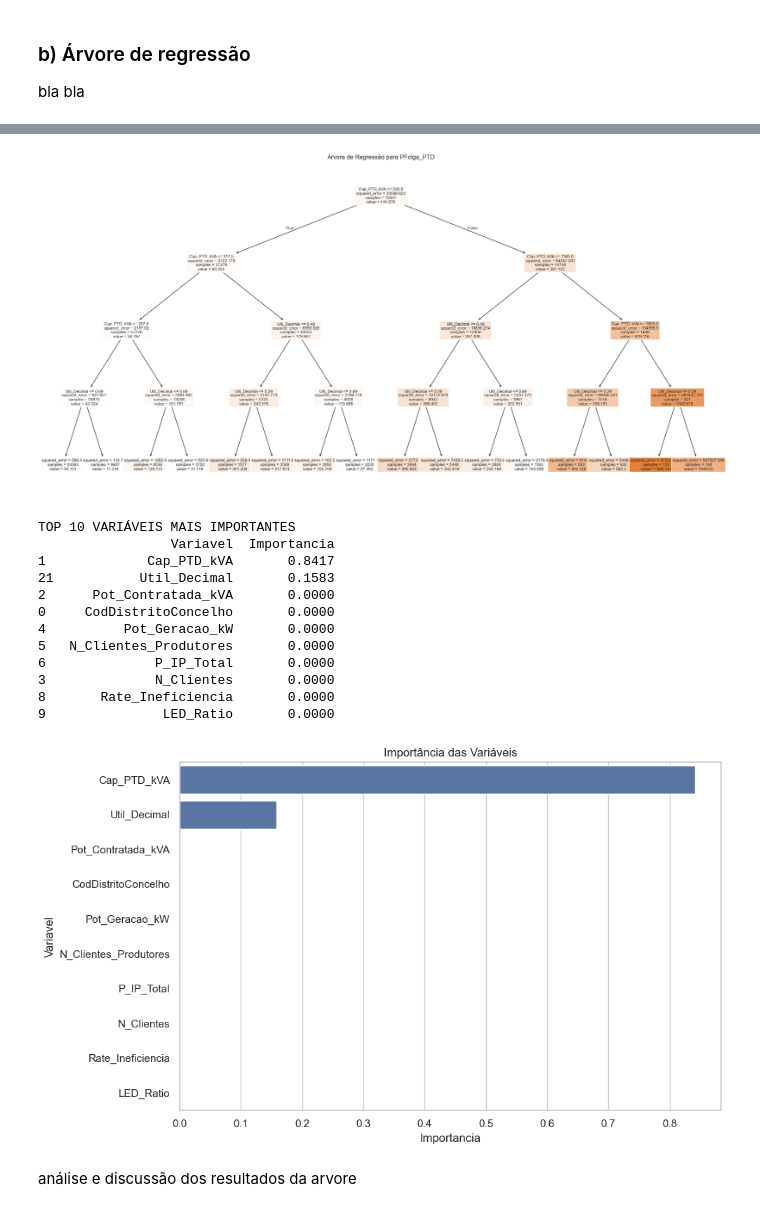
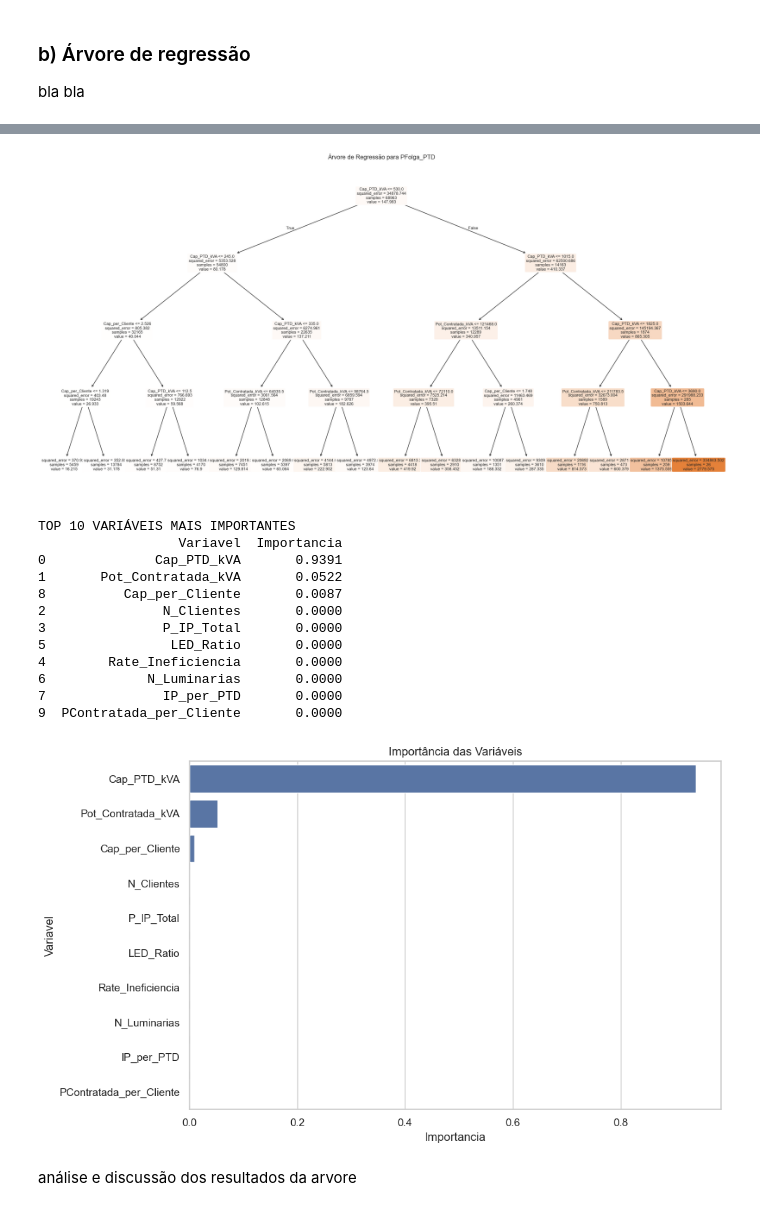
Before and after one commit to regina1230726/ANADI_TPA_3DI_1230726_1231003_1230620, a Jupyter notebook: codigo2.ipynb, the cells around one changed output, grey strips where cells are left out. Saved outputs shown, nothing was run; the diff lists cells and outputs as text; code cells hidden in the pictures.

```diff
--- a/codigo2.ipynb
+++ b/codigo2.ipynb
@@ -546,8 +611,8 @@ print("=" * 60)
 variavel_explicativa = 'Cap_PTD_kVA'
 
 # Proteção contra nulos locais para garantir que as matrizes não quebram no KFold
-X_simple = df[[variavel_explicativa]].fillna(df[variavel_explicativa].median()).values
-y_simple = df['PFolga_PTD'].fillna(df['PFolga_PTD'].median()).values
+X_simple = df_processed[[variavel_explicativa]].values
+y_simple = df_processed["PFolga_PTD"].values
 
 # 2. Configuração do K-Fold (k=5)
 k = 5
@@ -691,9 +756,8 @@ print("=" * 60)
 # Variáveis independentes e variável alvo
 # ------------------------------------------------------------
 
-X = df_processed.drop(columns=["PFolga_PTD"])
-
-y = df_processed["PFolga_PTD"]
+X = X_reg
+y = y_reg
 
 # ------------------------------------------------------------
 # K-Fold
@@ -867,11 +931,8 @@ print("=" * 60)
 # Variáveis independentes
 # ------------------------------------------------------------
 
-X = df_processed.drop(
-    columns=["PFolga_PTD"]
-)
-
-y = df_processed["PFolga_PTD"]
+X = X_reg
+y = y_reg
 
 # ------------------------------------------------------------
 # K-Fold Cross Validation
@@ -1026,18 +1087,18 @@ RMSE Médio: 49.5425
 ------------------------------------------------------------
-[figure, old version]
+[figure, new version]
 TOP 10 VARIÁVEIS MAIS IMPORTANTES
-                 Variavel  Importancia
-1             Cap_PTD_kVA       0.8417
-21           Util_Decimal       0.1583
-2      Pot_Contratada_kVA       0.0000
-0     CodDistritoConcelho       0.0000
-4          Pot_Geracao_kW       0.0000
-5   N_Clientes_Produtores       0.0000
-6              P_IP_Total       0.0000
-3              N_Clientes       0.0000
-8       Rate_Ineficiencia       0.0000
-9               LED_Ratio       0.0000
+                  Variavel  Importancia
+0              Cap_PTD_kVA       0.9391
+1       Pot_Contratada_kVA       0.0522
+8          Cap_per_Cliente       0.0087
+2               N_Clientes       0.0000
+3               P_IP_Total       0.0000
+5                LED_Ratio       0.0000
+4        Rate_Ineficiencia       0.0000
+6             N_Luminarias       0.0000
+7               IP_per_PTD       0.0000
+9  PContratada_per_Cliente       0.0000
-[figure, old version]
+[figure, new version]
 # %% [markdown]
 análise e discussão dos resultados da arvore
 # %% [markdown]
```
Also changed, not shown: parts of 22 cells of this notebook, 1 other file.
